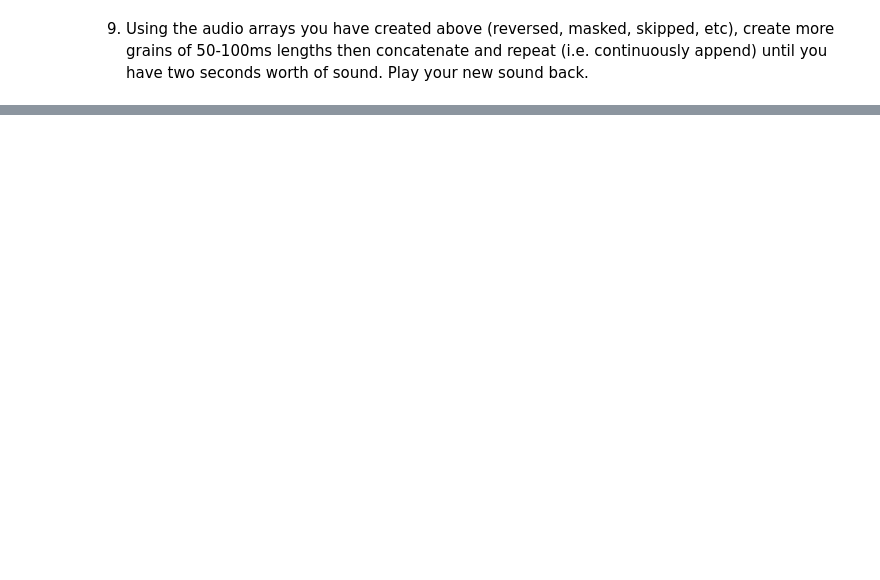
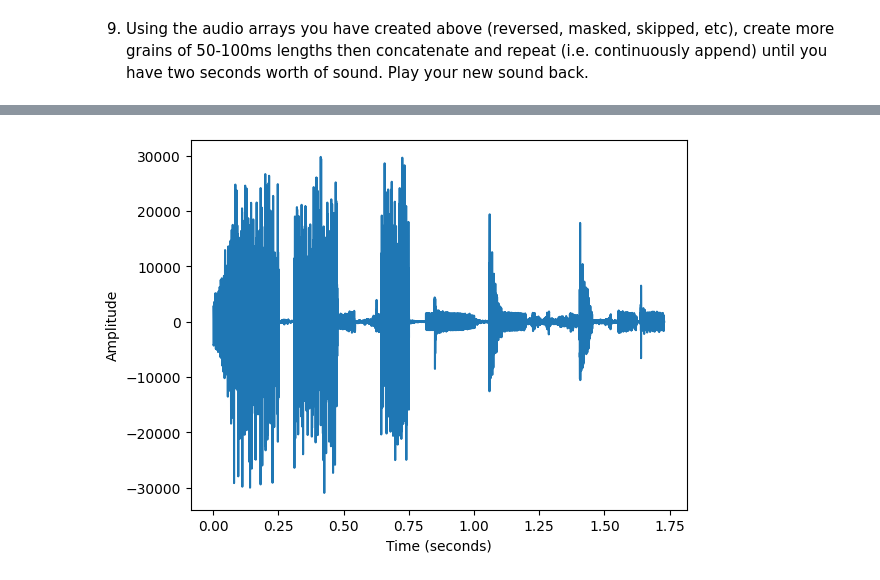
Before and after one commit to jwesterstahl/AudioTechII, a Jupyter notebook: Activities/Activity1_numpyPlayingSound.ipynb, the cells around one changed output, grey strips where cells are left out. Cells and saved outputs as stored; diff of their text form; code cells hidden in the pictures; blank space fills up the shorter version.

```diff
--- a/Activities/Activity1_numpyPlayingSound.ipynb
+++ b/Activities/Activity1_numpyPlayingSound.ipynb
@@ -64,4 +61,6 @@ Audio(random, rate=fs)
 
 *Hint: there are two ways to do this, one way removes values from the original and the other indexes from the original*
 # %%
-skipped =
+skipped = x[0:-1:2]
+#fs = fs * 1. #adjust float value for playback speed
+Audio(skipped, rate= fs)
@@ -68,2 +69,5 @@ skipped =
 # %% [markdown]
 4) Repeat the above, except only keep every fifth sample from the original. Play it back and compare.
+# %%
+fiveskipped = x[0:-1:5]
+Audio(fiveskipped, rate=fs)
@@ -80,2 +117,28 @@ start =
 # %% [markdown]
 9) Using the audio arrays you have created above (reversed, masked, skipped, etc), create more grains of 50-100ms lengths then concatenate and repeat (i.e. continuously append) until you have two seconds worth of sound. Play your new sound back.
+# %%
+grainArr = []
+arrType = [reverse, Rand, skipped, fiveskipped, maskedArr]
+
+i = 0
+while i < len(x):
+
+    grainSize = random.randint(2400, 4800)
+    src = random.choice(arrType)
+
+    startPos = random.randint(0, 441000)
+    grain = src[startPos:startPos + grainSize]
+
+    grainArr.extend(grain)
+    i += grainSize
+
+grainArr = np.array(grainArr, dtype=x.dtype)
+
+
+gt = np.arange(len(grainArr)) / fs
+plt.plot(gt, grainArr)
+plt.xlabel("Time (seconds)")
+plt.ylabel("Amplitude")
+
+Audio(grainArr, rate=fs)
+# %% [output]
@@ -81,0 +146 @@ start =
+[figure, added]
```
Also changed, not shown: parts of 10 cells of this notebook, 1 other file.
